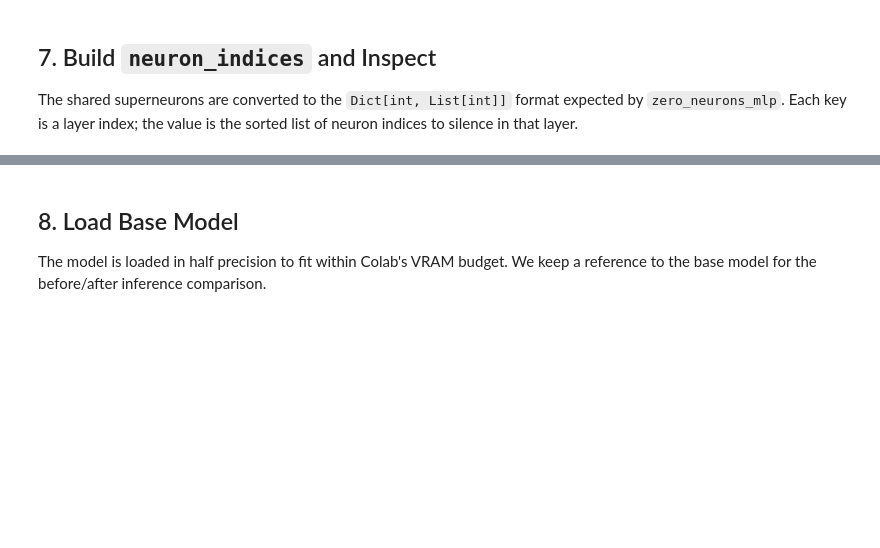
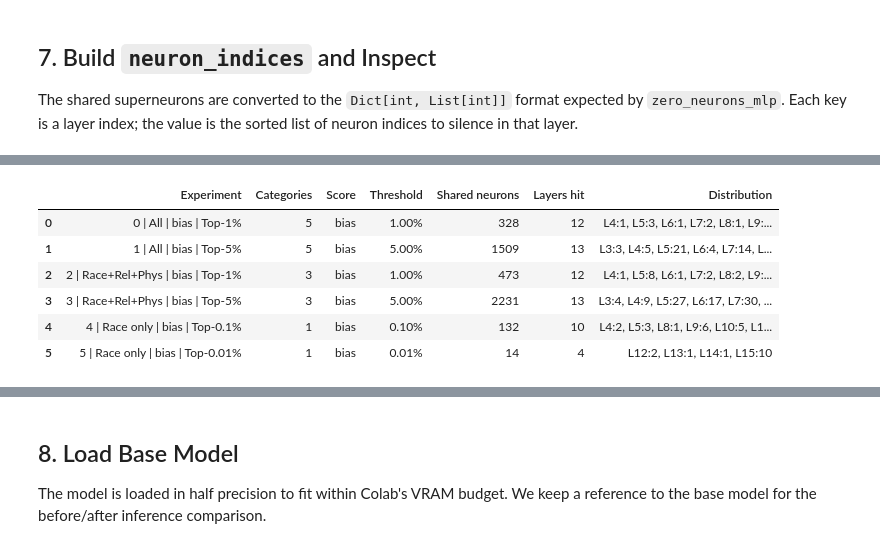
Before and after one commit to peremartra/fairness-pruning, a Jupyter notebook: notebooks/06_zero_bias_neurons.ipynb, the cells around one changed output, grey strips where cells are left out. Saved outputs shown, nothing was run; the diff lists cells and outputs as text; code cells hidden in the pictures; blank space fills up the shorter version.

```diff
--- a/notebooks/06_zero_bias_neurons.ipynb
+++ b/notebooks/06_zero_bias_neurons.ipynb
@@ -334,26 +330,87 @@ Shared superneurons (N-way intersection): 57
 
 The shared superneurons are converted to the `Dict[int, List[int]]` format expected by `zero_neurons_mlp`. Each key is a layer index; the value is the sorted list of neuron indices to silence in that layer.
 # %%
+# 7. Build neuron_indices and Inspect
 neuron_indices = build_neuron_indices(shared_neurons)
 
-# --- Summary table ---
-total_zeroed  = sum(len(v) for v in neuron_indices.values())
-n_layers_hit  = len(neuron_indices)
+# Summary table for the main experiment
+total_zeroed = sum(len(v) for v in neuron_indices.values())
+n_layers_hit = len(neuron_indices)
 
 print("=" * 55)
-print(f"  neuron_indices  —  {MODEL_KEY} / {LANGUAGE.upper()} / Top-{TOP_PERCENTAGE*100:.2f}%")
+print(f"  neuron_indices | {MODEL_KEY} / {LANGUAGE.upper()} / Top-{TOP_PERCENTAGE*100:.2f}%")
 print("=" * 55)
-print(f"  Total neurons to zero  : {total_zeroed:,}")
-print(f"  Layers affected        : {n_layers_hit} / {N_LAYERS}")
+print(f"  Total neurons to zero : {total_zeroed:,}")
+print(f"  Layers affected       : {n_layers_hit} / {N_LAYERS}")
 print("")
-print(f"  {'Layer':>6}  {'Neurons':>8}  {'Indices (first 10)'}")
-print(f"  {'-'*6}  {'-'*8}  {'-'*35}")
+print(f"  {'Layer':>6}  {'Neurons':>8}   {'Indices (first 10)'}")
+print(f"  {'-'*6}  {'-'*8}   {'-'*35}")
+
 for layer_idx in sorted(neuron_indices):
-    idx_list   = neuron_indices[layer_idx]
-    preview    = str(idx_list[:10]) + (" ..." if len(idx_list) > 10 else "")
-    print(f"  {layer_idx:>6}  {len(idx_list):>8}  {preview}")
-print("")
-print("Full neuron_indices dict:")
-print(neuron_indices)
+    idx_list = neuron_indices[layer_idx]
+    preview = str(idx_list[:10]) + ("..." if len(idx_list) > 10 else "")
+    print(f"  {layer_idx:>6}  {len(idx_list):>8}   {preview}")
+
+
+# ==========================================
+# Experiment Grid (Recalculated with raw activations)
+# ==========================================
+
+EXPERIMENTS = [
+    {"name": "0 | All | bias | Top-1%", "categories": ["Age", "Gender", "PhysicalAppearance", "RaceEthnicity", "Religion"], "score_type": "bias", "threshold": 0.01},
+    {"name": "1 | All | bias | Top-5%", "categories": ["Age", "Gender", "PhysicalAppearance", "RaceEthnicity", "Religion"], "score_type": "bias", "threshold": 0.05},
+    {"name": "2 | Race+Rel+Phys | bias | Top-1%", "categories": ["PhysicalAppearance", "RaceEthnicity", "Religion"], "score_type": "bias", "threshold": 0.01},
+    {"name": "3 | Race+Rel+Phys | bias | Top-5%", "categories": ["PhysicalAppearance", "RaceEthnicity", "Religion"], "score_type": "bias", "threshold": 0.05},
+    {"name": "4 | Race only | bias | Top-0.1%", "categories": ["RaceEthnicity"], "score_type": "bias", "threshold": 0.001},
+    {"name": "5 | Race only | bias | Top-0.01%", "categories": ["RaceEthnicity"], "score_type": "bias", "threshold": 0.0001},
+]
+
+experiment_indices = {}
+rows = []
+
+for exp in EXPERIMENTS:
+    exp_suffix = "bias_scores" if exp["score_type"] == "bias" else "fairness_scores"
+
+    # Load raw scores directly
+    exp_raw = {}
+    for cat in exp["categories"]:
+        exp_raw[cat] = load_scores(MODEL_KEY, LANGUAGE, cat, exp_suffix)
+
+    # Extract candidates
+    exp_candidates = {
+        cat: extract_top_k_as_tuples(exp_raw[cat], exp["threshold"], exp_suffix)
+        for cat in exp["categories"]
+    }
+
+    # N-way intersection
+    shared = n_way_intersection(exp_candidates, exp["categories"])
+    ni = build_neuron_indices(shared)
+    experiment_indices[exp["name"]] = ni
+
+    layer_summary = ", ".join(f"L{l}:{len(v)}" for l, v in sorted(ni.items())) if ni else "-"
+
+    rows.append({
+        "Experiment": exp["name"],
+        "Categories": len(exp["categories"]),
+        "Score": exp["score_type"],
+        "Threshold": f"{exp['threshold']*100:.2f}%",
+        "Shared neurons": len(shared),
+        "Layers hit": len(ni),
+        "Distribution": layer_summary,
+    })
+
+# --- Display ---
+df_exp = pd.DataFrame(rows)
+styled = (
+    df_exp.style
+    .set_caption(f"Experiment grid | {MODEL_KEY} | {LANGUAGE.upper()}")
+    .set_properties(**{"text-align": "left", "white-space": "pre-wrap"})
+    .set_table_styles([
+        {"selector": "th", "props": [("text-align", "left")]},
+        {"selector": "td:nth-child(5)", "props": [("font-weight", "bold")]},
+    ])
+    .background_gradient(subset=["Shared neurons"], cmap="Blues")
+)
+display(styled)
 # %% [output]
 =======================================================
@@ -375,0 +428,7 @@ Full neuron_indices dict:
+|  | Experiment | Categories | Score | Threshold | Shared neurons | Layers hit | Distribution |
+| 0 | 0 | All | bias | Top-1% | 5 | bias | 1.00% | 328 | 12 | L4:1, L5:3, L6:1, L7:2, L8:1, L9:... |
+| 1 | 1 | All | bias | Top-5% | 5 | bias | 5.00% | 1509 | 13 | L3:3, L4:5, L5:21, L6:4, L7:14, L... |
+| 2 | 2 | Race+Rel+Phys | bias | Top-1% | 3 | bias | 1.00% | 473 | 12 | L4:1, L5:8, L6:1, L7:2, L8:2, L9:... |
+| 3 | 3 | Race+Rel+Phys | bias | Top-5% | 3 | bias | 5.00% | 2231 | 13 | L3:4, L4:9, L5:27, L6:17, L7:30, ... |
+| 4 | 4 | Race only | bias | Top-0.1% | 1 | bias | 0.10% | 132 | 10 | L4:2, L5:3, L8:1, L9:6, L10:5, L1... |
+| 5 | 5 | Race only | bias | Top-0.01% | 1 | bias | 0.01% | 14 | 4 | L12:2, L13:1, L14:1, L15:10 |
```
Also changed, not shown: parts of 13 cells of this notebook.
